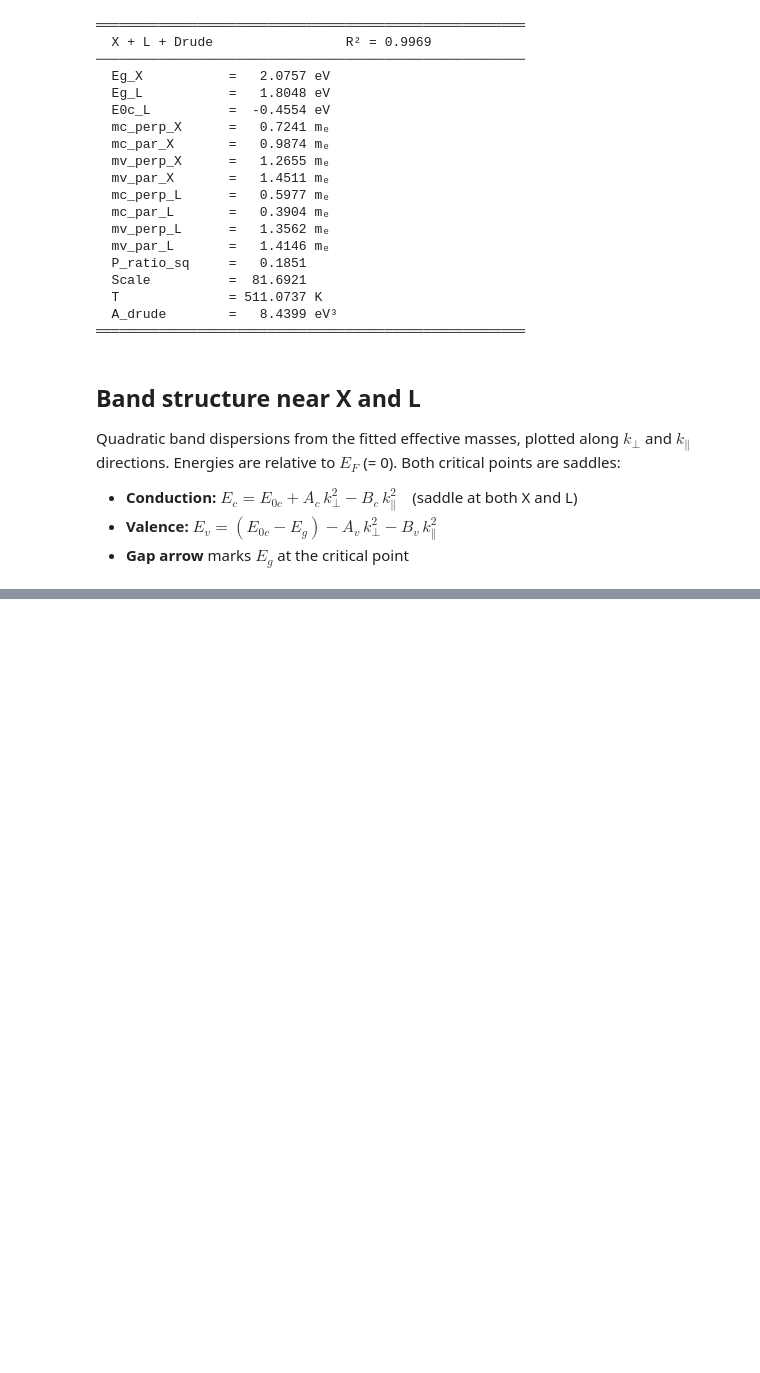
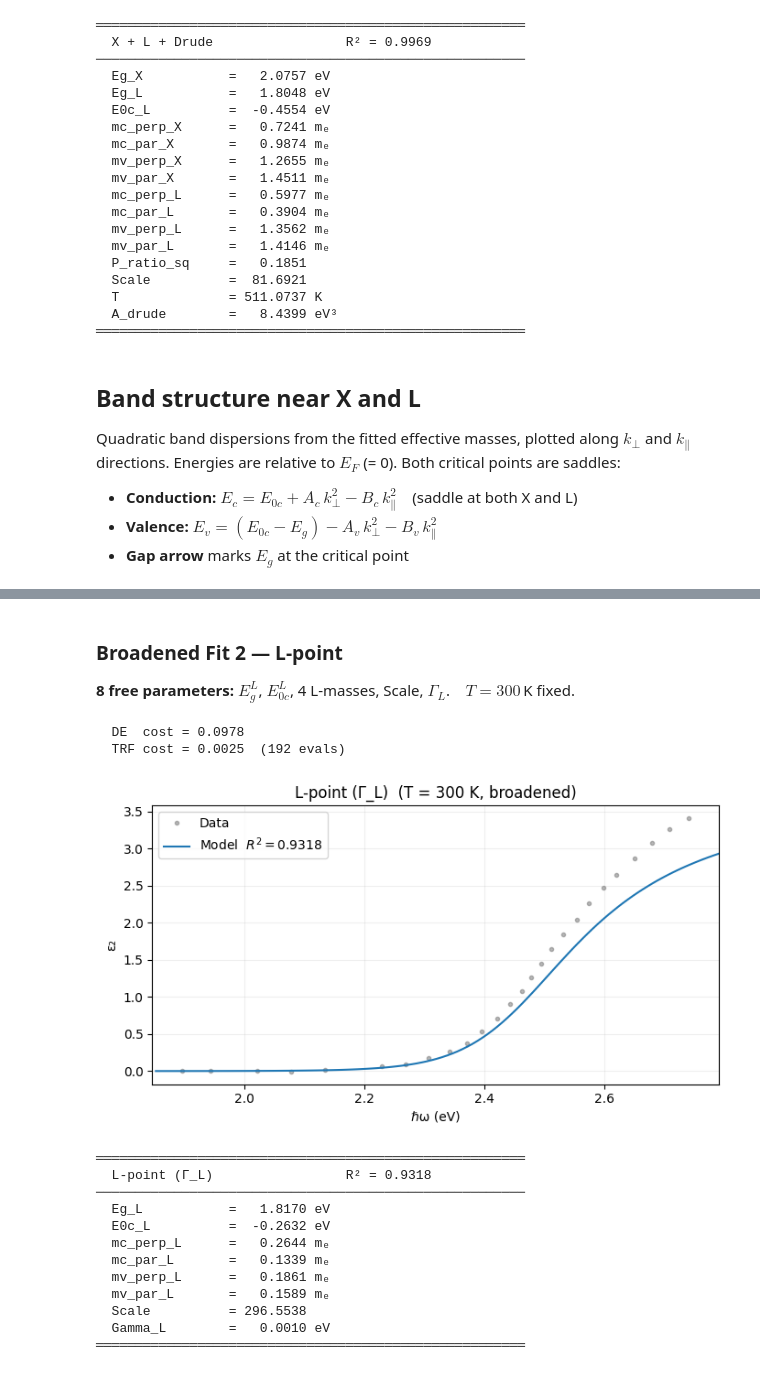
Before and after one commit to shpigelben/metal_photoluminescence, a Jupyter notebook: code/main/3_RoseiAnalysis.ipynb, the cells around one changed output, grey strips where cells are left out. Saved outputs shown, nothing was run; the diff lists cells and outputs as text; code cells hidden in the pictures; blank space fills up the shorter version.

```diff
--- a/code/main/3_RoseiAnalysis.ipynb
+++ b/code/main/3_RoseiAnalysis.ipynb
@@ -389,0 +526,26 @@ L:  E0c = -0.851 eV,  E0v = -2.264 eV,  Eg = 1.412 eV
+# %% [markdown]
+### Broadened Fit 2 — L-point
+
+**8 free parameters:** $E_g^L$, $E_{0c}^L$, 4 L-masses, Scale, $\Gamma_L$. &ensp; $T = 300\,$K fixed.
+# %%
+keys_L_br = ['Eg_L', 'E0c_L', 'mc_perp_L', 'mc_par_L', 'mv_perp_L', 'mv_par_L',
+             'Scale', 'Gamma_L']
+best_L_br = run_fit_broadened(data_L, 'L', keys_L_br, defaults_br)
+e2_L_br = compute_model_broadened(best_L_br, hw_ext, hw)[1]
+plot_panel_br(data_L, e2_L_br, "L-point (Γ_L)", best_L_br, keys_L_br)
+# %% [output]
+  DE  cost = 0.0978
+  TRF cost = 0.0025  (192 evals)
+[figure, added]
+═══════════════════════════════════════════════════════
+  L-point (Γ_L)                 R² = 0.9318
+───────────────────────────────────────────────────────
+  Eg_L           =   1.8170 eV
+  E0c_L          =  -0.2632 eV
+  mc_perp_L      =   0.2644 mₑ
+  mc_par_L       =   0.1339 mₑ
+  mv_perp_L      =   0.1861 mₑ
+  mv_par_L       =   0.1589 mₑ
+  Scale          = 296.5538
+  Gamma_L        =   0.0010 eV
+═══════════════════════════════════════════════════════
```
Also changed, not shown: parts of 10 cells of this notebook, 2 other files.
